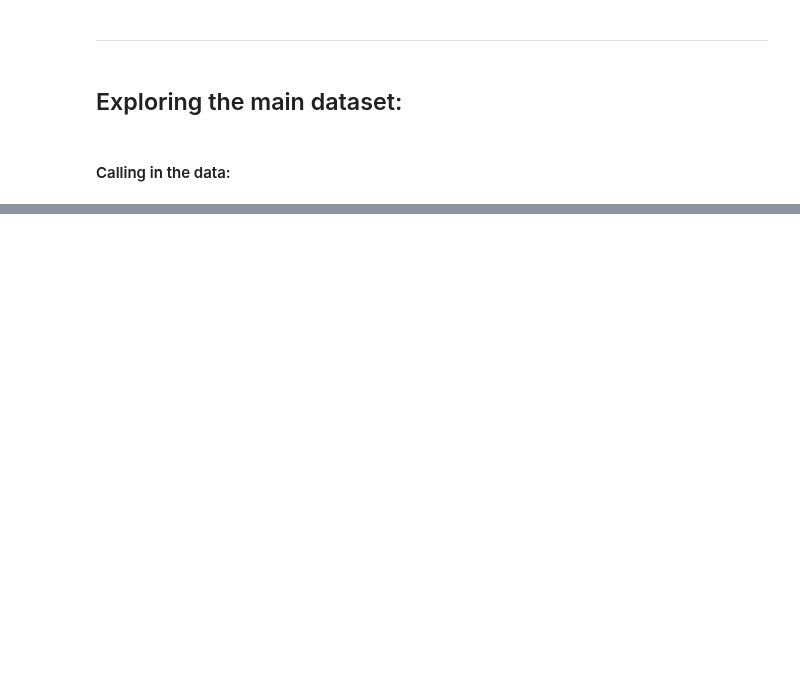
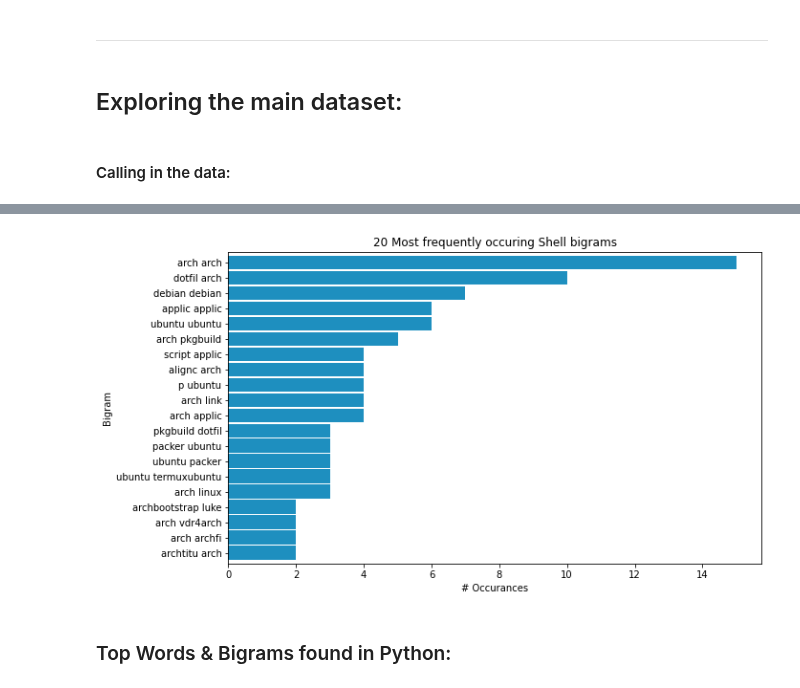
Before and after one commit to jemison-nlp-AnJeSt/github-NLP-project, a Jupyter notebook: Final_Notebook.ipynb, the cells around one changed output, grey strips where cells are left out. Saved outputs shown, nothing was run; the diff lists cells and outputs as text; code cells hidden in the pictures; blank space fills up the shorter version.

```diff
--- a/Final_Notebook.ipynb
+++ b/Final_Notebook.ipynb
@@ -95,0 +167,6 @@ master_df.head()
+# %%
+shell_words = master_df[master_df.language == 'Shell'].clean_readme
+shell_freq = pd.Series(shell_words.str.split()).value_counts()
+# %%
+shell_list = pd.Series((i[0] for i in shell_words))
+shell_list.value_counts().nlargest(10)
@@ -95,0 +196,5 @@ master_df.head()
+# %%
+#top bigrams of Shell language in Linux repos:
+top_20_shell_bigrams = (pd.Series(nltk.ngrams(shell_list, 2))
+                      .value_counts()
+                      .head(20))
@@ -95,0 +221,15 @@ master_df.head()
+# %%
+top_20_shell_bigrams.sort_values().plot.barh(color='#1E8FBF', width=.9, figsize=(10, 6))
+
+plt.title('20 Most frequently occuring Shell bigrams')
+plt.ylabel('Bigram')
+plt.xlabel('# Occurances')
+
+# make the labels pretty
+ticks, _ = plt.yticks()
+labels = top_20_shell_bigrams.reset_index().sort_index(ascending=False)['index'].apply(lambda t: t[0] + ' ' + t[1])
+_ = plt.yticks(ticks, labels)
+# %% [output]
+[figure, added]
+# %% [markdown]
+### Top Words & Bigrams found in Python:
```
Also changed, not shown: parts of 48 cells of this notebook, 1 other file.
